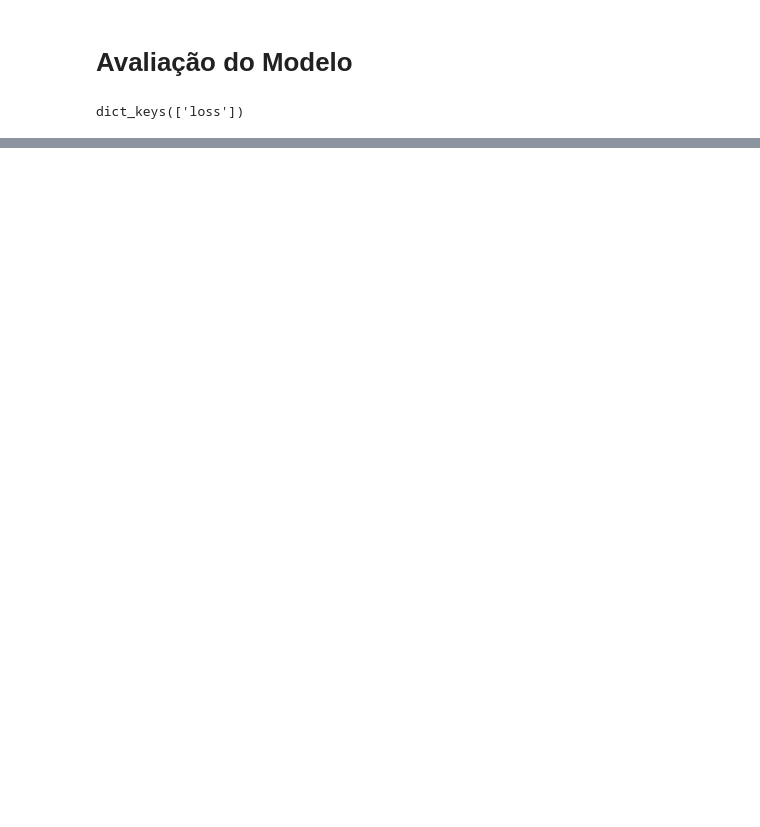
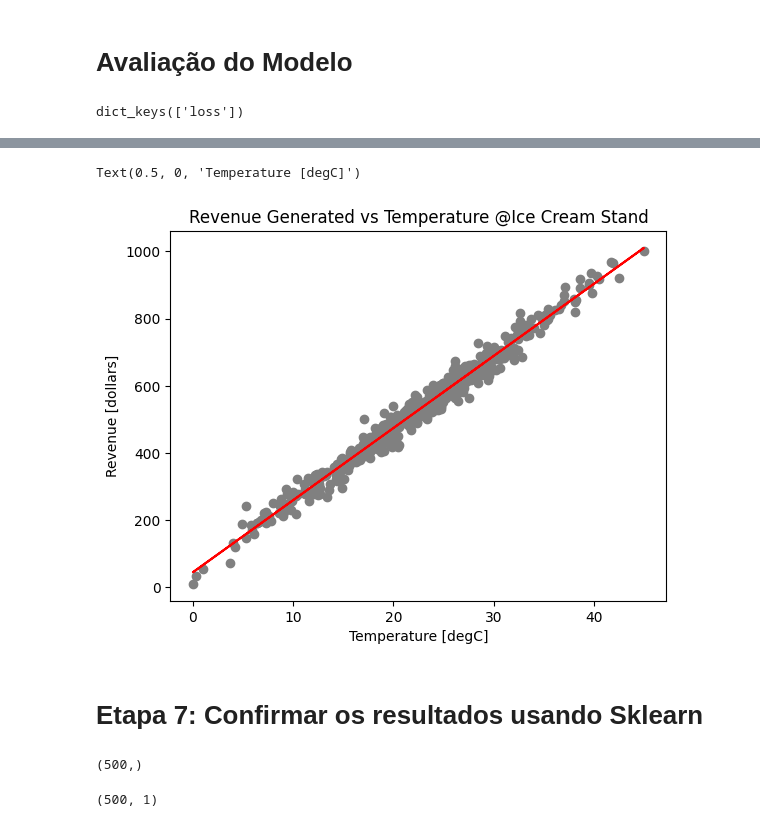
Before and after one commit to DuarteVn/profit_prediction, a Jupyter notebook: Previsão_de_Lucros.ipynb, the cells around one changed output, grey strips where cells are left out. Cells and saved outputs as stored; diff of their text form; code cells hidden in the pictures; blank space fills up the shorter version.

```diff
--- a/Previsão_de_Lucros.ipynb
+++ b/Previsão_de_Lucros.ipynb
@@ -142,0 +178,7 @@ plt.legend(['Training Loss'])
+# %%
+plt.scatter(x_train, y_train, color = 'gray')
+plt.plot(x_train, model.predict(x_train), color='red')
+plt.title('Revenue Generated vs Temperature @Ice Cream Stand')
+plt.ylabel('Revenue [dollars]')
+plt.xlabel('Temperature [degC]')
+# %% [output]
@@ -142,0 +186,8 @@ plt.legend(['Training Loss'])
+Text(0.5, 0, 'Temperature [degC]')
+[figure, added]
+# %% [markdown]
+# Etapa 7: Confirmar os resultados usando Sklearn
+# %%
+x_train.shape
+# %% [output]
+(500,)
@@ -142,0 +198,4 @@ plt.legend(['Training Loss'])
+# %%
+x_train.shape
+# %% [output]
+(500, 1)
```
Also changed, not shown: parts of 12 cells of this notebook.
